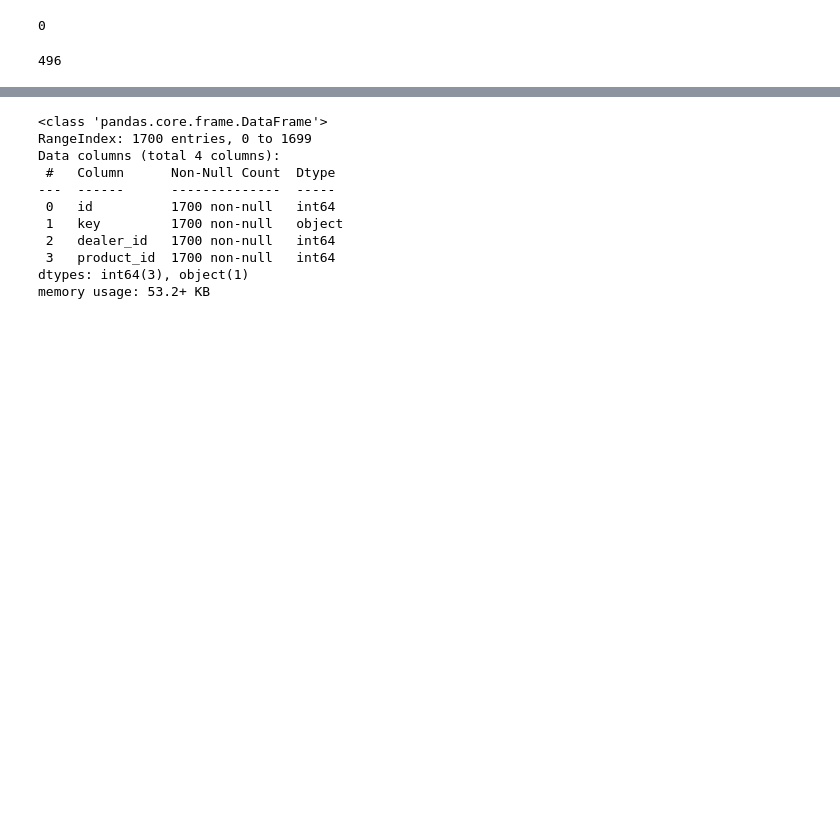
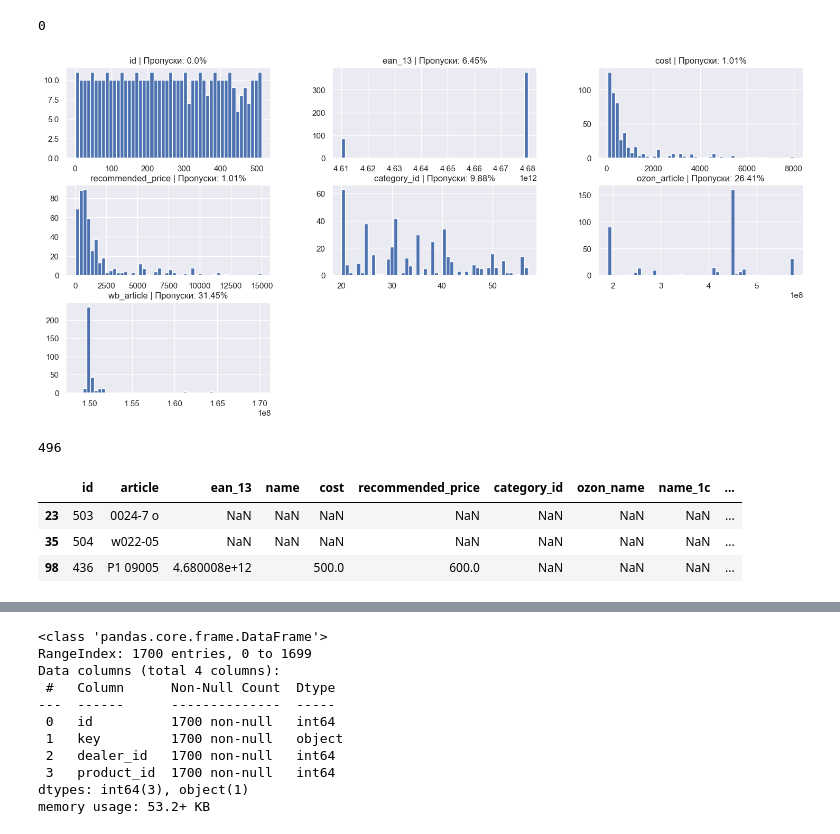
Before and after one commit to avkrickaya/Prosept_matching, a Jupyter notebook: prosept-hack-notebook-2511.ipynb, the cells around one changed output, grey strips where cells are left out. Cells and saved outputs as stored; diff of their text form; code cells hidden in the pictures; blank space fills up the shorter version.

```diff
--- a/prosept-hack-notebook-2511.ipynb
+++ b/prosept-hack-notebook-2511.ipynb
@@ -228,9 +246,25 @@ None
 | ym_article | 337 | 337 | 008-1 | 1 | NaN | NaN | NaN | NaN | NaN | NaN | NaN |
 | wb_article_td | 32 | 32 | 294-0750 | 1 | NaN | NaN | NaN | NaN | NaN | NaN | NaN |
 0
+# %%
+# распределение численных признаков и пропуски
+ax = data_products.hist(bins=50)
+# Добавление подписей с количеством пропусков
+for col, subplot in zip(data_products.select_dtypes(exclude=['object']).columns, ax.flatten()):
+    subplot.set_title(f"{col} | Пропуски: {round(data_products[col].isnull().sum()/len(data_products) * 100, 2)}%")
+# %% [output]
+[figure, added]
 # %%
 # уникальных значений id
 len(data_products['id'].unique())
 # %% [output]
 496
+# %%
+# отсутствует name
+data_products[data_products['id'].isin([436, 503, 504])]
+# %% [output]
+|  | id | article | ean_13 | name | cost | recommended_price | category_id | ozon_name | name_1c | ... |
+| 23 | 503 | 0024-7 о | NaN | NaN | NaN | NaN | NaN | NaN | NaN | ... |
+| 35 | 504 | w022-05 | NaN | NaN | NaN | NaN | NaN | NaN | NaN | ... |
+| 98 | 436 | Р1 09005 | 4.680008e+12 |  | 500.0 | 600.0 | NaN | NaN | NaN | ... |
 # %% [markdown]
```
Also changed, not shown: parts of 95 cells of this notebook, 1 other file.
